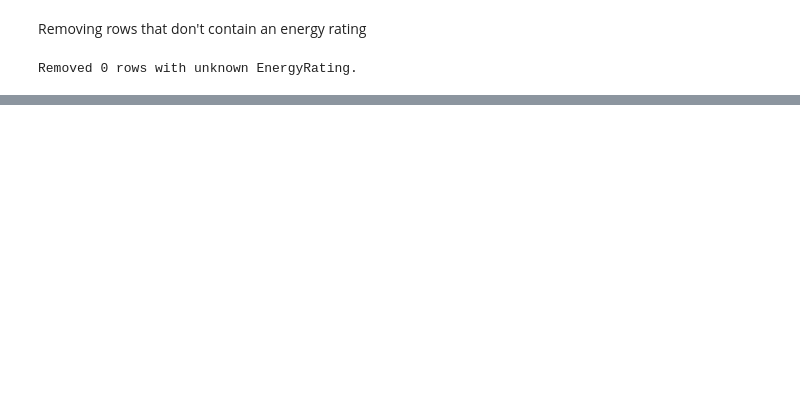
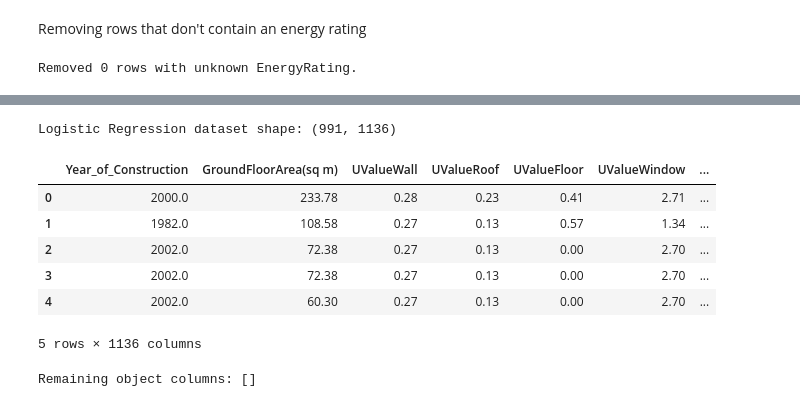
Before and after one commit to BenRyan-8/APA_CA, a Jupyter notebook: BERPrediction.ipynb, the cells around one changed output, grey strips where cells are left out. Drawn from its saved outputs; the diff is of its cells as text; code cells hidden in the pictures; blank space fills up the shorter version.

```diff
--- a/BERPrediction.ipynb
+++ b/BERPrediction.ipynb
@@ -540,0 +602,45 @@ Removed 0 rows with unknown EnergyRating.
+# %%
+categorical_to_onehot = (
+    fuel_cols
+    + dwelling_cols
+    + ventilation_cols
+    + categorical_code_cols
+    + location_cols
+    + multi_category_cols
+    + extra_categoricals
+    + [
+        col for col in other_categoricals
+        if col not in (
+            fuel_cols + dwelling_cols + ventilation_cols +
+            categorical_code_cols + location_cols + multi_category_cols
+        )
+    ]
+)
+# %%
+#Encoding binary fields
+for col in binary_cols:
+    logreg_df[col] = logreg_df[col].map({"Yes": 1, "No": 0})
+# %%
+#One-hot encoding all categoricals
+logreg_df = pd.get_dummies(
+    logreg_df,
+    columns=categorical_to_onehot,
+    drop_first=False
+)
+
+print("Logistic Regression dataset shape:", logreg_df.shape)
+logreg_df.head()
+# %% [output]
+Logistic Regression dataset shape: (991, 1136)
+|  | Year_of_Construction | GroundFloorArea(sq m) | UValueWall | UValueRoof | UValueFloor | UValueWindow | ... |
+| 0 | 2000.0 | 233.78 | 0.28 | 0.23 | 0.41 | 2.71 | ... |
+| 1 | 1982.0 | 108.58 | 0.27 | 0.13 | 0.57 | 1.34 | ... |
+| 2 | 2002.0 | 72.38 | 0.27 | 0.13 | 0.00 | 2.70 | ... |
+| 3 | 2002.0 | 72.38 | 0.27 | 0.13 | 0.00 | 2.70 | ... |
+| 4 | 2002.0 | 60.30 | 0.27 | 0.13 | 0.00 | 2.70 | ... |
+5 rows × 1136 columns
+# %%
+#Validating
+print("Remaining object columns:", logreg_df.select_dtypes(include=["object"]).columns.tolist())
+# %% [output]
+Remaining object columns: []
```
Also changed, not shown: parts of 11 cells of this notebook.
